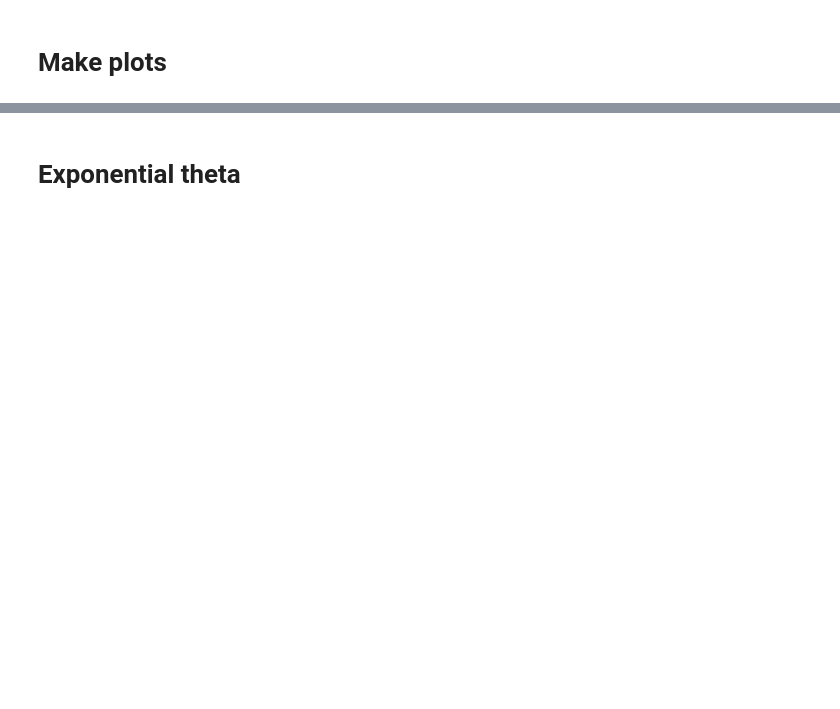
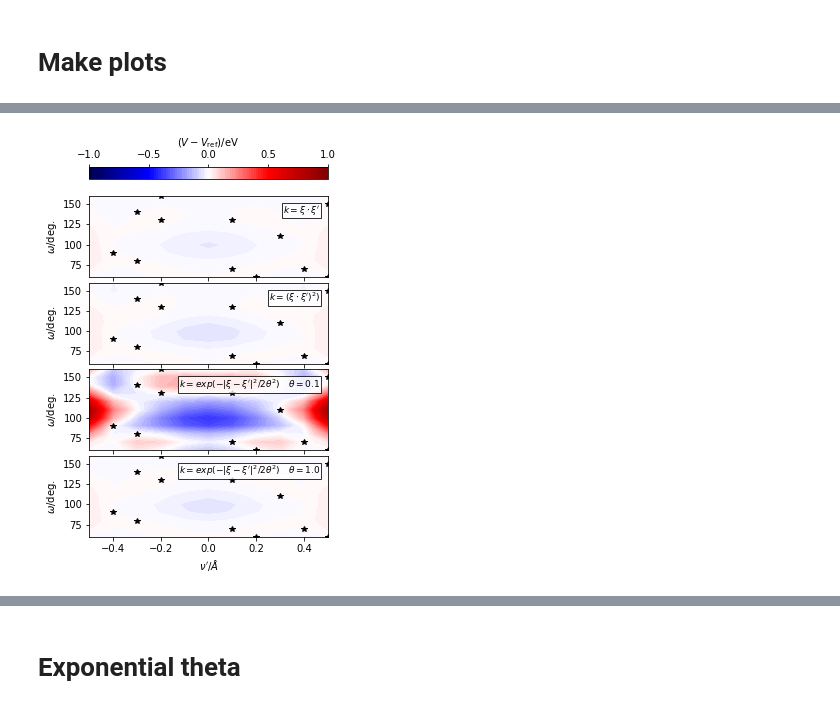
Before and after one commit to gabor1/chemrev-gpr, a Jupyter notebook: water/water.ipynb, the cells around one changed output, grey strips where cells are left out. Drawn from its saved outputs; the diff is of its cells as text; code cells hidden in the pictures; blank space fills up the shorter version.

Commit message:
updated water figure with 4th panel

```diff
--- a/water/water.ipynb
+++ b/water/water.ipynb
@@ -69,7 +69,7 @@ kernel = (X@X.T)**1
 nrm = (X**2).sum(axis=1)
 gamma = 1.0/(2*1e-1**2)
 kgauss = np.exp(-(np.add.outer(nrm,nrm) - 2*X@X.T)*gamma)
-kgopt = np.exp(-(np.add.outer(nrm,nrm) - 2*X@X.T)*0.5/2**2)
+kgopt = np.exp(-(np.add.outer(nrm,nrm) - 2*X@X.T)*0.5/(1**2))
 #marg = kgauss.sum(axis=1);
 #kgauss += marg.sum()/len(marg)**2 - np.add.outer(marg,marg)/len(marg)
 # %%
@@ -89,10 +92,10 @@ itest = np.setdiff1d(np.arange(ntot), itrain)
 # %%
 #itrain = np.asarray([0,4,8,36,40,44,72,76,80])
 # %%
-w1 = np.linalg.lstsq( kernel[itrain][:,itrain]    + 1e-9*np.eye(len(itrain)), y[itrain], rcond=None)[0]
-w2 = np.linalg.lstsq( kernel[itrain][:,itrain]**2 + 1e-9*np.eye(len(itrain)), y[itrain], rcond=None)[0]
-wg = np.linalg.lstsq( kgauss[itrain][:,itrain]    + 1e-9*np.eye(len(itrain)), y[itrain], rcond=None)[0]
-wgopt = np.linalg.lstsq( kgopt[itrain][:,itrain]  + 1e-9*np.eye(len(itrain)), y[itrain], rcond=None)[0]
+w1 = np.linalg.lstsq( kernel[itrain][:,itrain]    + 1e-8*np.eye(len(itrain)), y[itrain], rcond=None)[0]
+w2 = np.linalg.lstsq( kernel[itrain][:,itrain]**2 + 1e-8*np.eye(len(itrain)), y[itrain], rcond=None)[0]
+wg = np.linalg.lstsq( kgauss[itrain][:,itrain]    + 1e-8*np.eye(len(itrain)), y[itrain], rcond=None)[0]
+wgopt = np.linalg.lstsq( kgopt[itrain][:,itrain]  + 1e-8*np.eye(len(itrain)), y[itrain], rcond=None)[0]
 # %%
 ypred_z1 = kernel[:,itrain] @ w1
 ypred_z2 = (kernel[:,itrain]**2) @ w2
@@ -202,33 +229,41 @@ plt.plot(y,ypred_sparse,'r.')
 # %%
-fig, ax = plt.subplots(3, 1, constrained_layout=True, figsize = (4,5))
+fig, ax = plt.subplots(4, 1, constrained_layout=True, figsize = (4,6))
 norm = mpl.colors.Normalize(vmin=-zr, vmax=zr)
 levs= mpl.ticker.MaxNLocator(100, min_n_ticks=1).tick_values(-zr, zr)
 cmap='seismic'
 Z1 = (y - ypred_z1).reshape(szgrid).T
 pcm1 = rasterize(ax[0].contourf(gx, gy, Z1, cmap=cmap, norm=norm, levels=levs))
 ax[0].plot(lx[itrain], ly[itrain], 'k*')
 Z2 = (y - ypred_z2).reshape(szgrid).T
 pcm = rasterize(ax[1].contourf(gx, gy, Z2, cmap=cmap, norm=norm, levels=levs))
 ax[1].plot(lx[itrain], ly[itrain], 'k*')
 ZG = (y - ypred_g).reshape(szgrid).T
 pcm = rasterize(ax[2].contourf(gx, gy, ZG, cmap=cmap, norm=norm, levels=levs))
 ax[2].plot(lx[itrain], ly[itrain], 'k*')
+ZGopt = (y - ypred_gopt).reshape(szgrid).T
+pcm = rasterize(ax[3].contourf(gx, gy, ZGopt, cmap=cmap, norm=norm, levels=levs))
+ax[3].plot(lx[itrain], ly[itrain], 'k*')
+
 ax[0].set_xticklabels([])
 ax[1].set_xticklabels([])
-ax[2].set_xlabel(r"$\nu'/\AA$")
+ax[2].set_xticklabels([])
+ax[3].set_xlabel(r"$\nu'/\AA$")
 ax[0].set_ylabel(r"$\omega/\mathrm{deg.}$")
 ax[1].set_ylabel(r"$\omega/\mathrm{deg.}$")
 ax[2].set_ylabel(r"$\omega/\mathrm{deg.}$")
-for a, t in zip(ax, [r"$k=x\cdot x'$",r"$k=(x\cdot x')^2)$",r"$k=exp(-|x-x'|^2/2\theta^2)$"]):
+ax[3].set_ylabel(r"$\omega/\mathrm{deg.}$")
+for a, t in zip(ax, [r"$k=\xi\cdot \xi'$",r"$k=(\xi\cdot \xi')^2)$",r"$k=exp(-|\xi-\xi'|^2/2\theta^2)\quad \theta=0.1$",r"$k=exp(-|\xi-\xi'|^2/2\theta^2)\quad \theta=1.0$"]):
     a.set_title(t,position=(0.97,0.9),
-                fontsize=9, bbox=dict(facecolor='white', alpha=0.8, pad=1),pad=0,
+                fontsize=9, bbox=dict(facecolor='white', alpha=0.8, pad=1),pad=0, y=0.9,
                ha='right', va='top')
 fig.colorbar(pcm1, ax=ax, label='$(V-V_{\mathrm{ref}})$/eV',
              norm=norm, cmap=cmap, location='top', ticks=np.arange(-zr,zr+0.1,0.5))
 fig.set_constrained_layout_pads(w_pad=1./72., h_pad=1./72.,
         hspace=0., wspace=0.)
 fig.savefig("h2o-gpr.svg")
 fig.savefig("h2o-gpr.pdf")
+# %% [output]
+[figure, added]
 # %%
 fig, ax = plt.subplots(1, 1, constrained_layout=True, figsize = (4,3))
 norm = mpl.colors.Normalize(vmin=-zr, vmax=zr)
```
Also changed, not shown: parts of 15 cells of this notebook, 10 other files.
